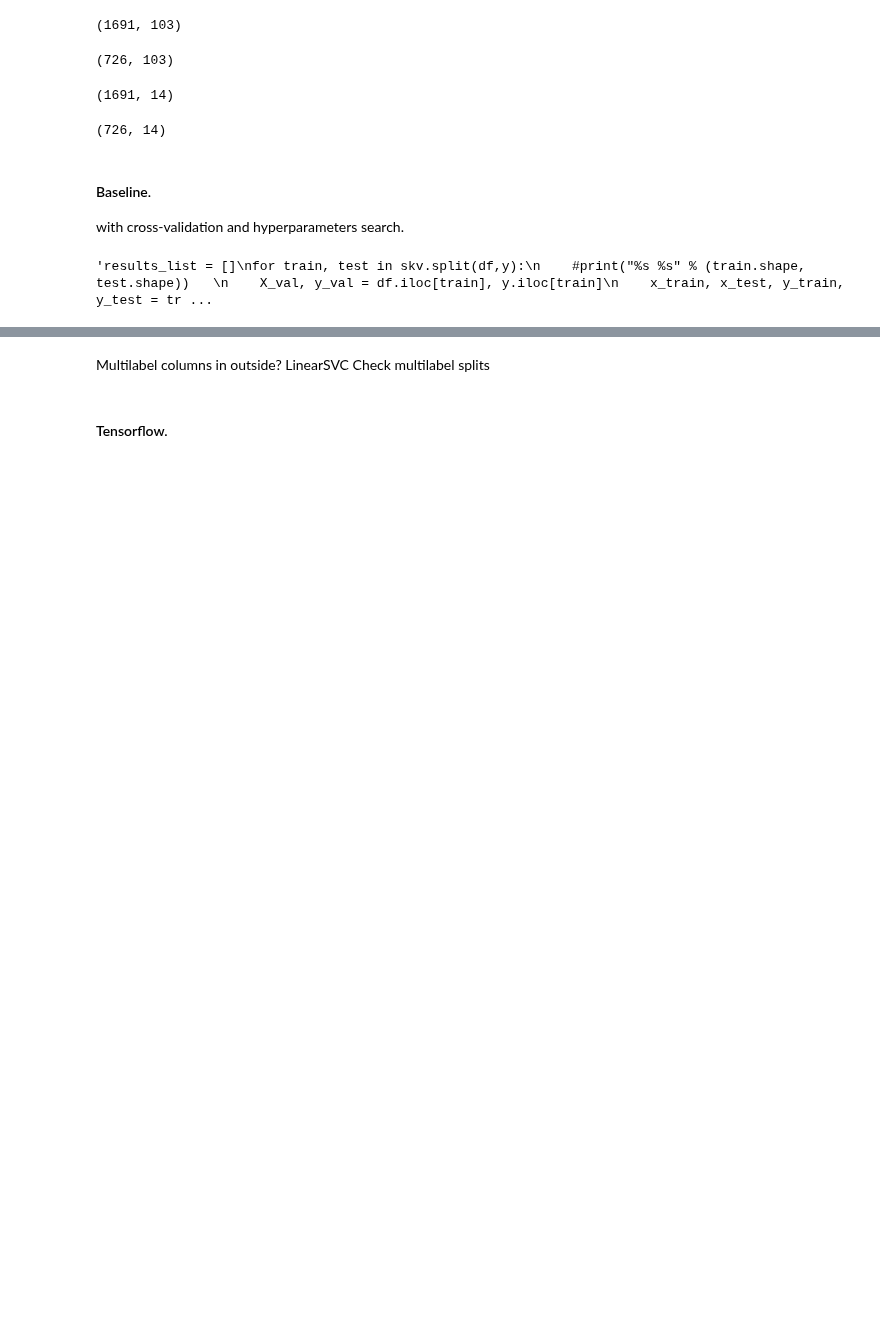
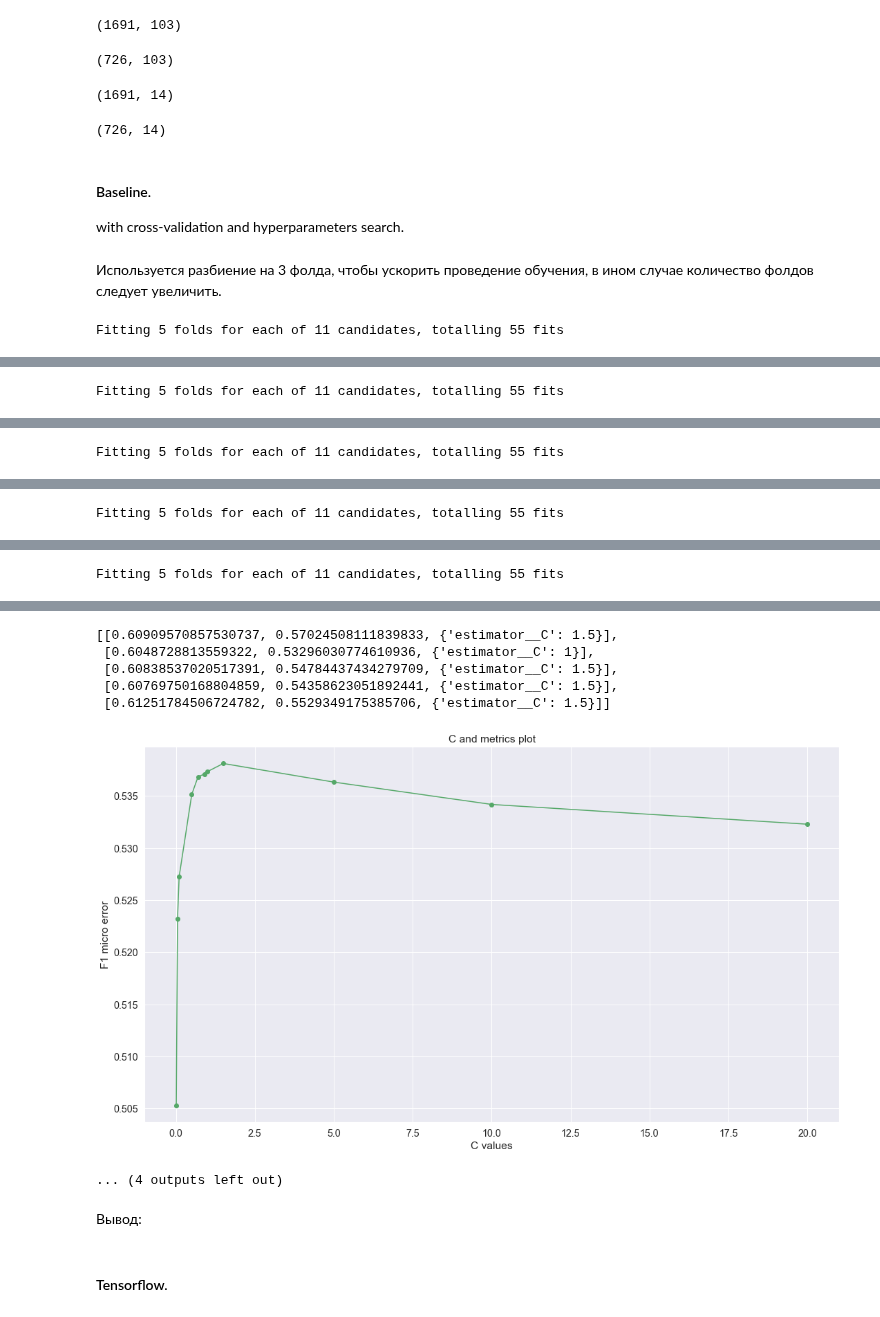
Before and after one commit to Espad/DS_6, a Jupyter notebook: Task_1.ipynb, the cells around one changed output, grey strips where cells are left out. Drawn from its saved outputs; the diff is of its cells as text; code cells hidden in the pictures; blank space fills up the shorter version.

Commit message:
fixes + tests

```diff
--- a/Task_1.ipynb
+++ b/Task_1.ipynb
@@ -315,3 +263,5 @@ skv = KFold(n_splits = 5,random_state=seed, shuffle=True)
+# %% [markdown]
+Используется разбиение на 3 фолда, чтобы ускорить проведение обучения, в ином случае количество фолдов следует увеличить.
 # %%
 params = {
     'multi_class' : 'multinomial',
@@ -328,5 +292,5 @@ def create_estimator(estimator):
 # %%
-'''results_list = []
+results_list = []
 for train, test in skv.split(df,y):
     #print("%s %s" % (train.shape, test.shape))
     X_val, y_val = df.iloc[train], y.iloc[train]
@@ -346,12 +310,15 @@ for train, test in skv.split(df,y):
     bclf.fit(x_train, y_train)
     #clf_log.estimator.C = (bclf.best_params_['estimator__C'])
     #Call predict on the estimator with the best found parameters.
+
+    #create_cv_plot(bclf)
+
     y_pred_train = bclf.predict(x_train)
     y_pred_test = bclf.predict(x_test)
     f1_train = f1_score(y_train,y_pred_train,average='micro')
     f1_test = f1_score(y_test,y_pred_test,average='micro')
     results_list.append([f1_train , f1_test, bclf.best_params_])
 
-results_list '''
+results_list
 # %% [output]
-'results_list = []\nfor train, test in skv.split(df,y):\n    #print("%s %s" % (train.shape, test.shape))   \n    X_val, y_val = df.iloc[train], y.iloc[train]\n    x_train, x_test, y_train, y_test = tr ...
+Fitting 5 folds for each of 11 candidates, totalling 55 fits
@@ -357,0 +330 @@ results_list '''
+Fitting 5 folds for each of 11 candidates, totalling 55 fits
@@ -357,0 +336 @@ results_list '''
+Fitting 5 folds for each of 11 candidates, totalling 55 fits
@@ -357,0 +342 @@ results_list '''
+Fitting 5 folds for each of 11 candidates, totalling 55 fits
@@ -357,0 +348 @@ results_list '''
+Fitting 5 folds for each of 11 candidates, totalling 55 fits
@@ -357,0 +354,7 @@ results_list '''
+[[0.60909570857530737, 0.57024508111839833, {'estimator__C': 1.5}],
+ [0.6048728813559322, 0.53296030774610936, {'estimator__C': 1}],
+ [0.60838537020517391, 0.54784437434279709, {'estimator__C': 1.5}],
+ [0.60769750168804859, 0.54358623051892441, {'estimator__C': 1.5}],
+ [0.61251784506724782, 0.5529349175385706, {'estimator__C': 1.5}]]
+[figure, added]
+... (4 outputs left out)
@@ -372,6 +361,4 @@ def create_cv_plot(estimator):
-# %% [markdown]
-Multilabel columns in outside?
-LinearSVC
-Check multilabel splits
+# %% [markdown]
+Вывод:
 # %% [markdown]
 #### Tensorflow.
```
Also changed, not shown: parts of 33 cells of this notebook, 16 other files.
